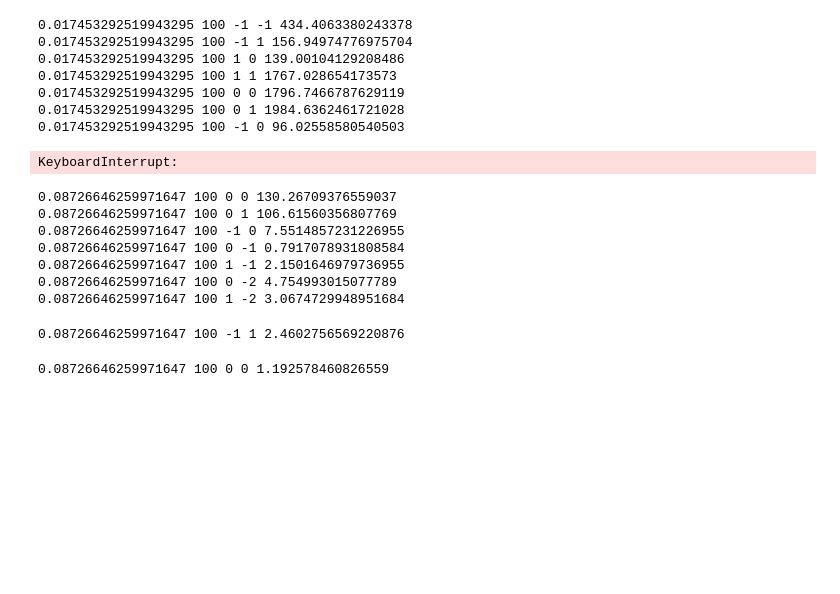
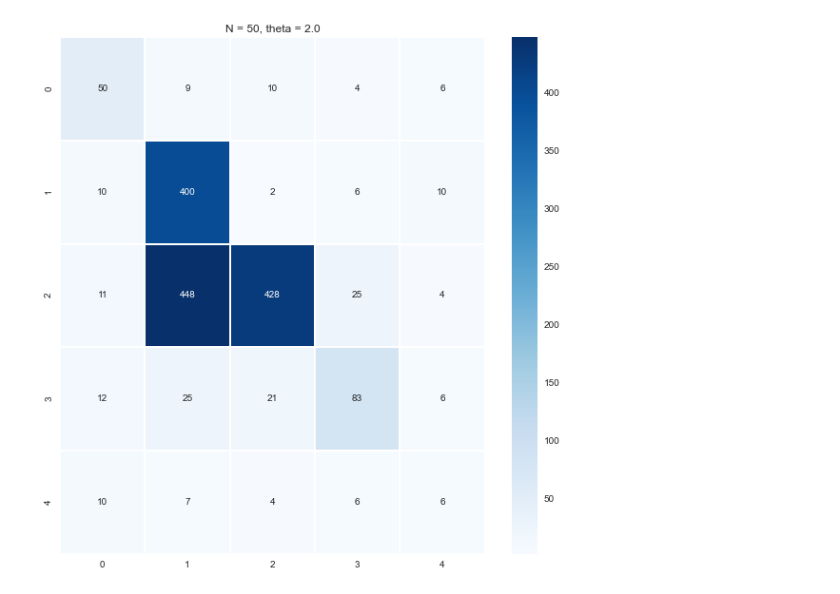
Before and after one commit to begichev/OpticalConstantsTBG, a Jupyter notebook: TBG_Fourier.ipynb, the cells around one changed output. Cells and saved outputs as stored; diff of their text form; code cells hidden in the pictures; blank space fills up the shorter version.

```diff
--- a/TBG_Fourier.ipynb
+++ b/TBG_Fourier.ipynb
@@ -1,14 +1,21 @@
 # %%
 import numpy as np
+import seaborn as sns
+import matplotlib.pylab as plt
+plt.style.use("seaborn")
 
 a = 2.46 # angstrom
-theta  = 1.00*np.pi/180 # degree to rad
+angle = 2.0
+theta  = angle*np.pi/180 # degree to rad
 
 # primitive vectors of SLG by Moon Koshino (2013)
-lat_vec1 = a*np.array([1,0])
-lat_vec2 = a*np.array([0.5,0.5*np.sqrt(3)])
+#lat_vec1 = a*np.array([1,0])
+#lat_vec2 = a*np.array([0.5,0.5*np.sqrt(3)])
 
-N = 100
+lat_vec1 = a*np.array([0.5,0.5*np.sqrt(3)])
+lat_vec2 = a*np.array([-0.5,0.5*np.sqrt(3)])
+
+N = 50
 
 def Rotation(theta):
     c, s = np.cos(theta), np.sin(theta)
@@ -110,8 +117,7 @@ def Hopping(vec, sublattice_bottom, sublattice_top):
 G1M = 8*np.pi/(np.sqrt(3)*a)*np.sin(0.5*theta)*np.array([1,0])
 G2M = 8*np.pi/(np.sqrt(3)*a)*np.sin(0.5*theta)*np.array([-0.5,0.5*np.sqrt(3)])
 
-K = 2*np.pi/a*np.array([-2/3,0])
-Ktheta = np.matmul(Rotation(theta), K)
+K = 2*np.pi/a*np.array([2/3,0]) # here - is for K and + is for K'
 
 def HamiltForK(bottom_atom, sublattice_bottom, sublattice_top):
 
@@ -157,75 +163,42 @@ def FourierHopping(moire_vec, sublattice_bottom, sublattice_top):
     # moire vec is described by an array [n,k] and equals n*G1M+k*G2M
     # returns fourier amplitude of hopping function
 
     ampl = 0
     flag = 0
 
     for n in np.arange(-N, N+1):
         for k in np.arange(-N, N+1):
             if flag==0:
                 vec_bottom_atom = n*lat_vec_bottom1+k*lat_vec_bottom2
                 hamiltonian = HamiltForK([n,k], sublattice_bottom, sublattice_top)
                 hopping = hamiltonian[0]
                 top_atom = hamiltonian[1]
-                delta = top_atom[1]
                 aim_atom = top_atom[0][1]
                 G = moire_vec[0]*G1M + moire_vec[1]*G2M
-                phase = -np.dot(G, vec_bottom_atom) - np.dot(K, delta) # phase before delta may be - or +
+                phase = -np.dot(G, vec_bottom_atom) # phase before delta may be - or +
                 ampl += hopping*np.exp(1.j*phase)
                 flag = 1
             else:
                 vec_bottom_atom = n*lat_vec_bottom1+k*lat_vec_bottom2
                 hamiltonian = HamiltForKAimed(aim_atom, [n,k], sublattice_bottom, sublattice_top)
                 hopping = hamiltonian[0]
                 top_atom = hamiltonian[1]
                 aim_atom = top_atom[0][1]
                 G = moire_vec[0]*G1M + moire_vec[1]*G2M
                 phase = np.dot(G, vec_bottom_atom)
                 ampl += hopping*np.exp(1.j*phase)
     return np.abs(ampl)
 
+FourierAmpls = np.zeros((5,5))
 
-print(theta, N, -1, -1 , FourierHopping([-1,-1],0,0))
-print(theta, N, -1, 1 , FourierHopping([-1,1],0,0))
-print(theta, N, 1, 0 , FourierHopping([1,0],0,0))
-print(theta, N, 1, 1 , FourierHopping([1,1],0,0))
-print(theta, N, 0, 0 , FourierHopping([0,0],0,0))
-print(theta, N, 0, 1 , FourierHopping([0,1],0,0))
-print(theta, N, -1, 0 , FourierHopping([-1,0],0,0))
-print(theta, N, 0, -1 , FourierHopping([0,-1],0,0))
-print(theta, N, 1, -1 , FourierHopping([1,-1],0,0))
-print(theta, N, 0, -2 , FourierHopping([0,-2],0,0))
-print(theta, N, 1, -2 , FourierHopping([1,-2],0,0))
+for i in np.arange(-2,3):
+    for j in np.arange(-2,3):
+        FourierAmpls[i+2,j+2] = int(FourierHopping([i,j],0,0))
+
+
+plt.figure(figsize=(10,10))
+heat_map = sns.heatmap(FourierAmpls, linewidth = 1 , annot = True, cmap="Blues", fmt = ".3g")
+plt.title( "N = " + str(N) + ", theta = " + str(angle) )
+plt.show()
 # %% [output]
-0.017453292519943295 100 -1 -1 434.4063380243378
-0.017453292519943295 100 -1 1 156.94974776975704
-0.017453292519943295 100 1 0 139.00104129208486
-0.017453292519943295 100 1 1 1767.028654173573
-0.017453292519943295 100 0 0 1796.7466787629119
-0.017453292519943295 100 0 1 1984.6362461721028
-0.017453292519943295 100 -1 0 96.02558580540503
-KeyboardInterrupt:
+[figure, added]
-# %%
-print(theta, N, 0, 0 , FourierHopping([0,0],0,0))
-print(theta, N, 0, 1 , FourierHopping([0,1],0,0))
-print(theta, N, -1, 0 , FourierHopping([-1,0],0,0))
-print(theta, N, 0, -1 , FourierHopping([0,-1],0,0))
-print(theta, N, 1, -1 , FourierHopping([1,-1],0,0))
-print(theta, N, 0, -2 , FourierHopping([0,-2],0,0))
-print(theta, N, 1, -2 , FourierHopping([1,-2],0,0))
-# %% [output]
-0.08726646259971647 100 0 0 130.26709376559037
-0.08726646259971647 100 0 1 106.61560356807769
-0.08726646259971647 100 -1 0 7.5514857231226955
-0.08726646259971647 100 0 -1 0.7917078931808584
-0.08726646259971647 100 1 -1 2.1501646979736955
-0.08726646259971647 100 0 -2 4.754993015077789
-0.08726646259971647 100 1 -2 3.0674729948951684
-# %%
-print(theta, N, -1, 1 , FourierHopping([-1,1],0,0))
-# %% [output]
-0.08726646259971647 100 -1 1 2.4602756569220876
-# %%
-print(theta, N, 0, 0 , FourierHopping([0,0],0,0))
-# %% [output]
-0.08726646259971647 100 0 0 1.192578460826559
```
Also changed, not shown: parts of 2 cells of this notebook, 1 other file.
